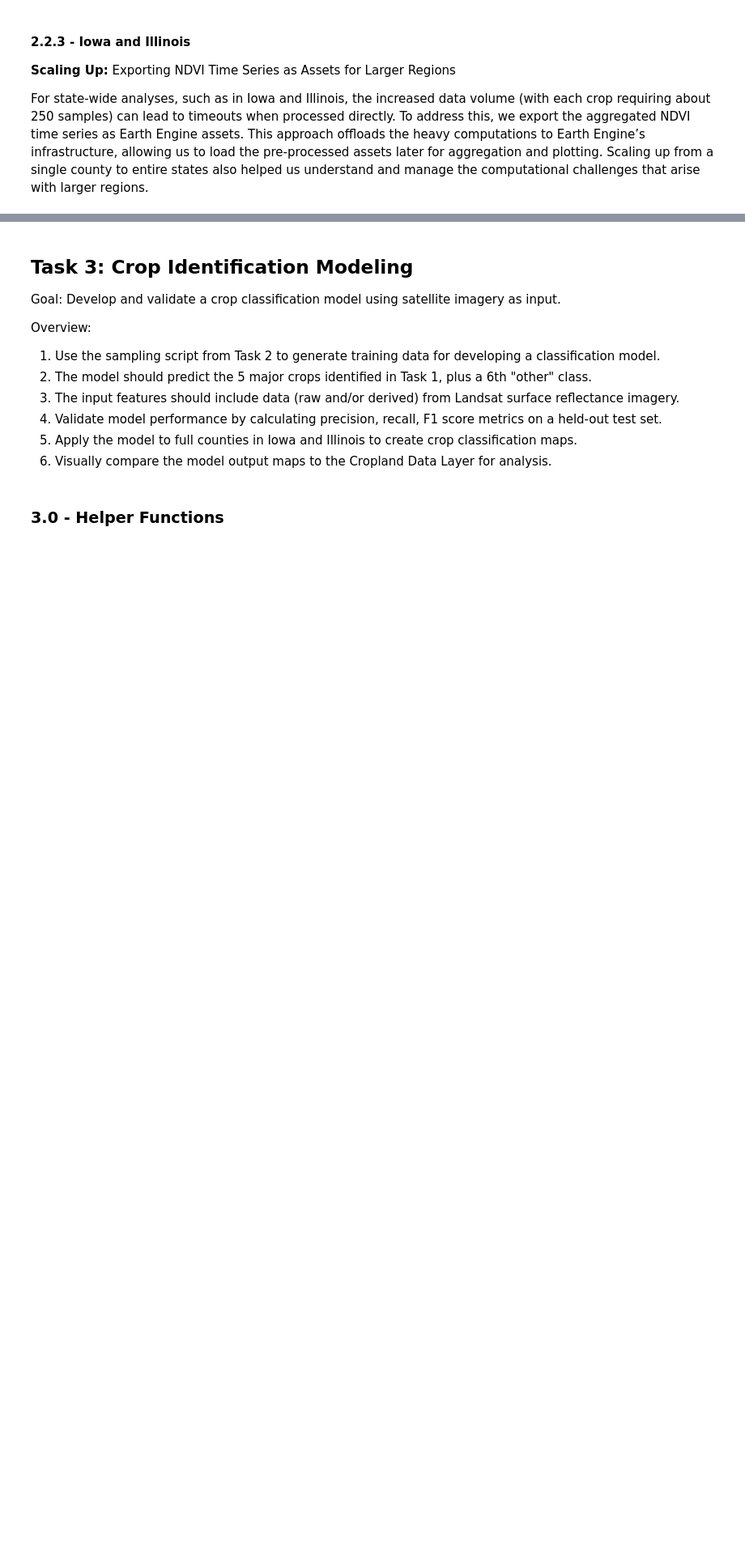
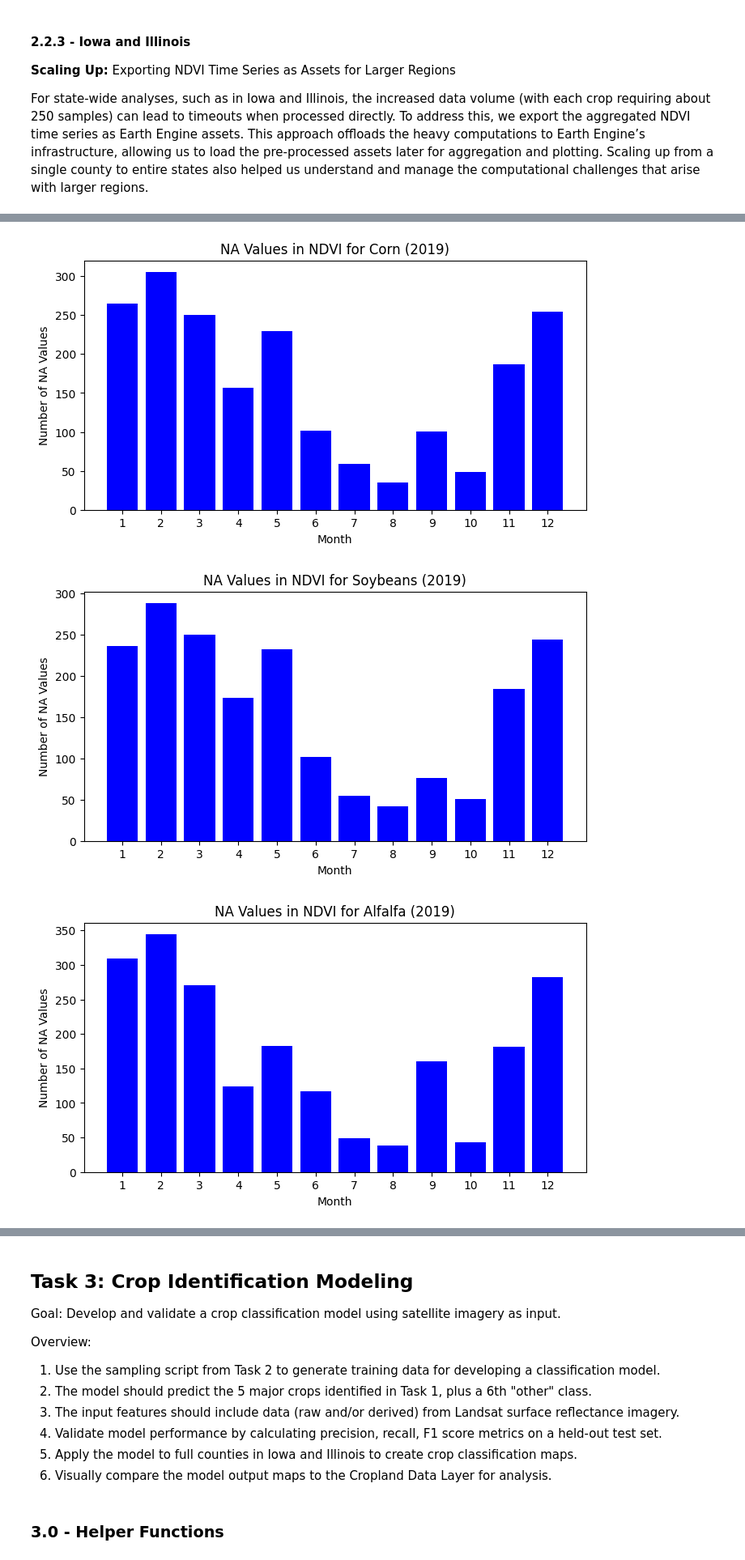
Before and after one commit to toribiodiego/ECE-471-A-Remote-Sensing, a Jupyter notebook: P02/P02.ipynb, the cells around one changed output, grey strips where cells are left out. Shown at 81% size. Drawn from its saved outputs; the diff is of its cells as text; code cells hidden in the pictures; blank space fills up the shorter version.

```diff
--- a/P02/P02.ipynb
+++ b/P02/P02.ipynb
@@ -1109,0 +1360,32 @@ for crop, asset_id in ndvi_assets.items():
+# %%
+import matplotlib.pyplot as plt
+
+# Loop through each crop and its corresponding NDVI asset.
+for crop, asset_id in ndvi_assets.items():
+    # Load the asset and convert to a DataFrame.
+    properties_list = load_ee_asset_to_list(asset_id)
+    df = pd.DataFrame(properties_list)
+
+    # Ensure that the NDVI columns for each month are numeric.
+    ndvi_columns = [f"NDVI_{m}" for m in range(1, 13)]
+    for col in ndvi_columns:
+        df[col] = pd.to_numeric(df[col], errors='coerce')
+
+    # Count the number of NA values in each month.
+    na_counts = {m: df[f"NDVI_{m}"].isna().sum() for m in range(1, 13)}
+
+    # Create a histogram: x-axis is the month, y-axis is the count of NA values.
+    months = list(na_counts.keys())
+    counts = list(na_counts.values())
+
+    plt.figure(figsize=(8, 4))
+    plt.bar(months, counts, color='blue')
+    plt.xlabel("Month")
+    plt.ylabel("Number of NA Values")
+    plt.title(f"NA Values in NDVI for {crop} (2019)")
+    plt.xticks(months)
+    plt.show()
+# %% [output]
+[figure, added]
+[figure, added]
+[figure, added]
```
Also changed, not shown: parts of 27 cells of this notebook.
